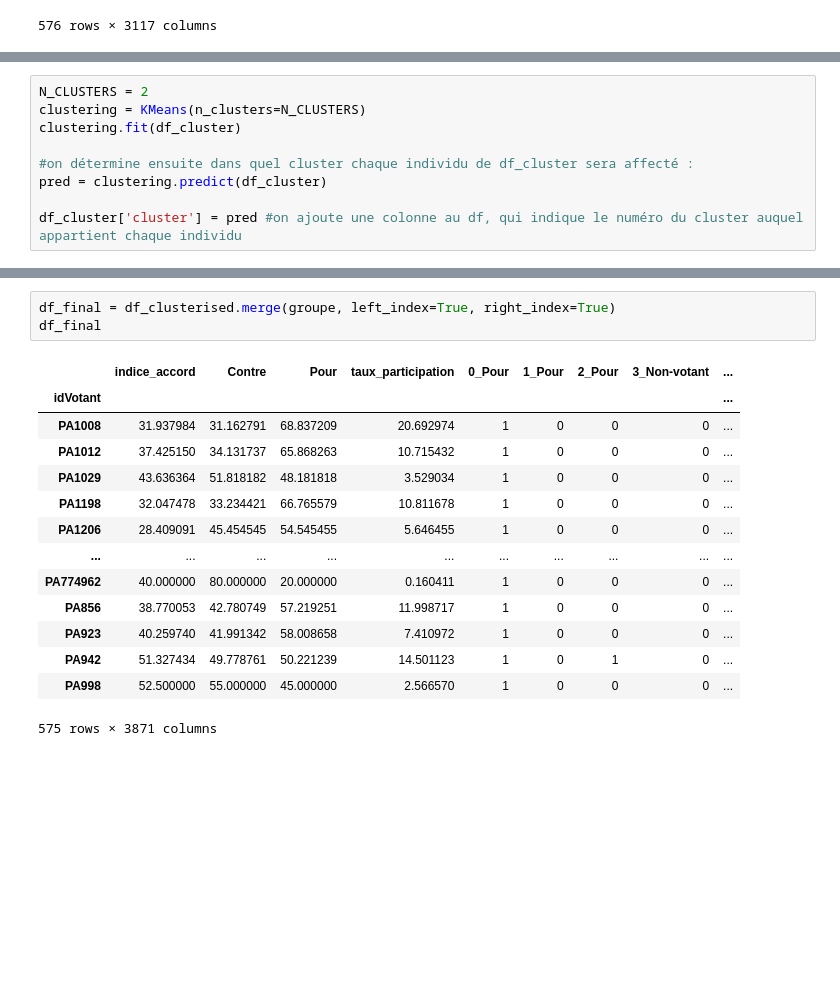
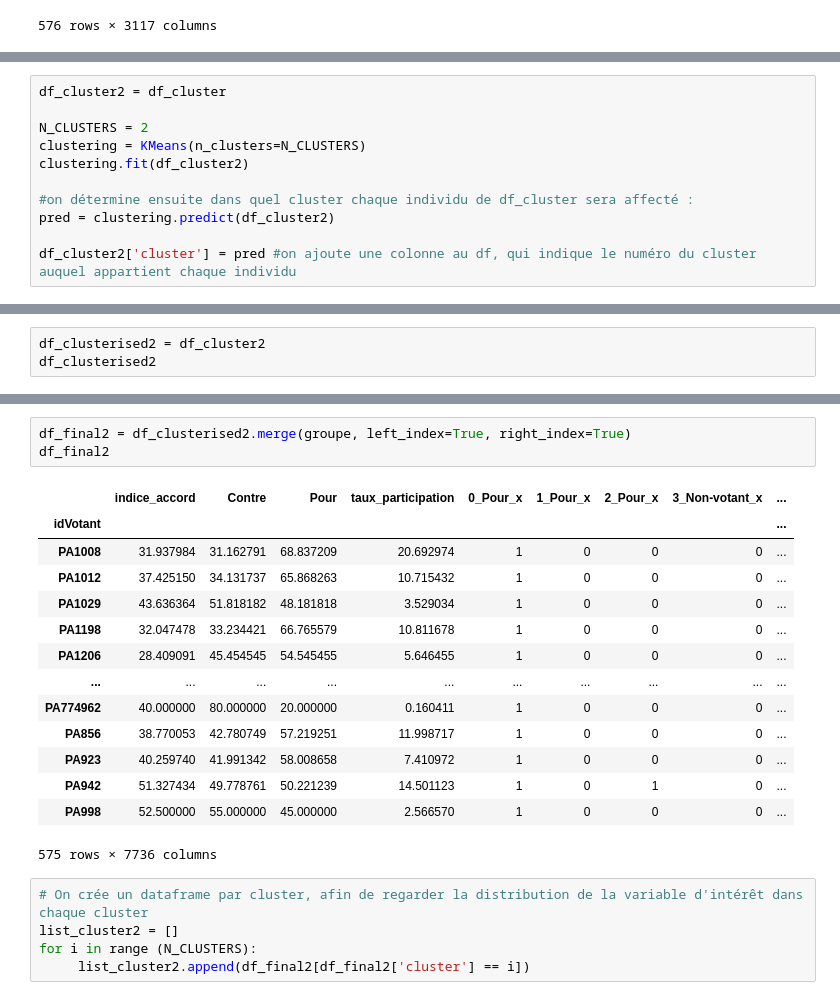
Before and after one commit to claralga/StatApp, a Jupyter notebook: clustering.ipynb, the cells around one changed output, grey strips where cells are left out. Cells and saved outputs as stored; diff of their text form; blank space fills up the shorter version.

```diff
--- a/clustering.ipynb
+++ b/clustering.ipynb
@@ -344,9 +314,11 @@ Coefficient de silhouette: 0.231
 # %%
+df_cluster2 = df_cluster
+
 N_CLUSTERS = 2
 clustering = KMeans(n_clusters=N_CLUSTERS)
-clustering.fit(df_cluster)
+clustering.fit(df_cluster2)
 
 #on détermine ensuite dans quel cluster chaque individu de df_cluster sera affecté :
-pred = clustering.predict(df_cluster)
+pred = clustering.predict(df_cluster2)
 
-df_cluster['cluster'] = pred #on ajoute une colonne au df, qui indique le numéro du cluster auquel appartient chaque individu
+df_cluster2['cluster'] = pred #on ajoute une colonne au df, qui indique le numéro du cluster auquel appartient chaque individu
@@ -389,0 +325,3 @@ groupe
+# %%
+df_clusterised2 = df_cluster2
+df_clusterised2
@@ -390,8 +343,8 @@ groupe
 # %%
-df_final = df_clusterised.merge(groupe, left_index=True, right_index=True)
-df_final
+df_final2 = df_clusterised2.merge(groupe, left_index=True, right_index=True)
+df_final2
 # %% [output]
-|  | indice_accord | Contre | Pour | taux_participation | 0_Pour | 1_Pour | 2_Pour | 3_Non-votant | ... |
+|  | indice_accord | Contre | Pour | taux_participation | 0_Pour_x | 1_Pour_x | 2_Pour_x | 3_Non-votant_x | ... |
 | idVotant |  |  |  |  |  |  |  |  | ... |
 | PA1008 | 31.937984 | 31.162791 | 68.837209 | 20.692974 | 1 | 0 | 0 | 0 | ... |
 | PA1012 | 37.425150 | 34.131737 | 65.868263 | 10.715432 | 1 | 0 | 0 | 0 | ... |
@@ -404,4 +357,9 @@ df_final
 | PA923 | 40.259740 | 41.991342 | 58.008658 | 7.410972 | 1 | 0 | 0 | 0 | ... |
 | PA942 | 51.327434 | 49.778761 | 50.221239 | 14.501123 | 1 | 0 | 1 | 0 | ... |
 | PA998 | 52.500000 | 55.000000 | 45.000000 | 2.566570 | 1 | 0 | 0 | 0 | ... |
-575 rows × 3871 columns
+575 rows × 7736 columns
+# %%
+# On crée un dataframe par cluster, afin de regarder la distribution de la variable d'intérêt dans chaque cluster
+list_cluster2 = []
+for i in range (N_CLUSTERS):
+     list_cluster2.append(df_final2[df_final2['cluster'] == i])
```
Also changed, not shown: parts of 39 cells of this notebook.
